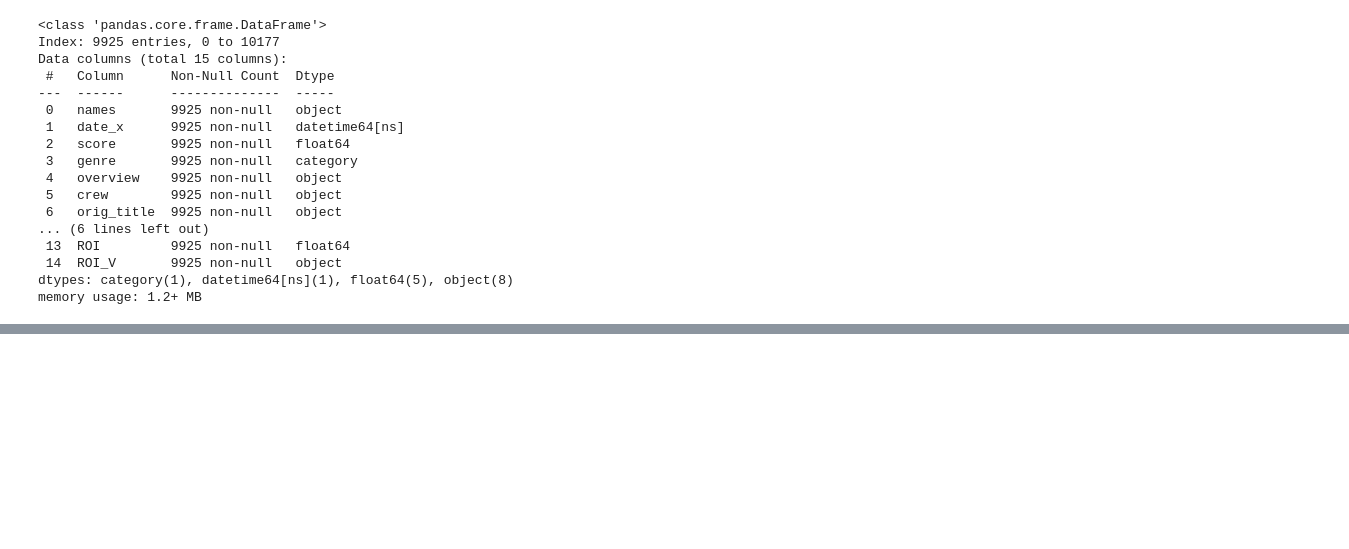
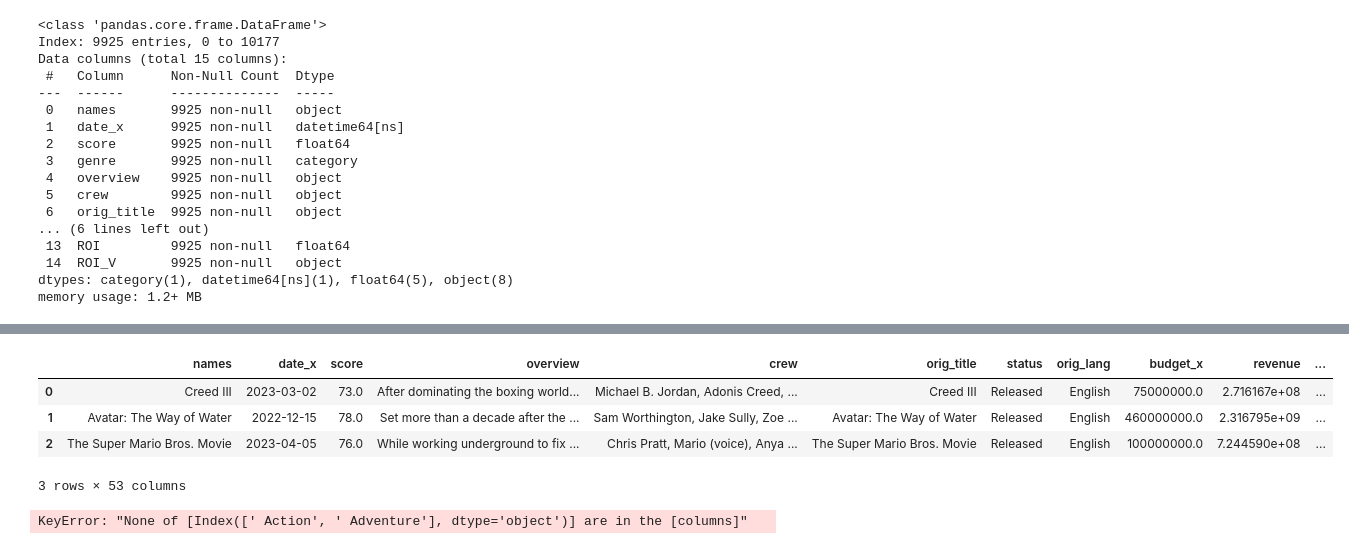
Before and after one commit to HetanshWaghela/Cinemetrics, a Jupyter notebook: Box-Office-Analysis.ipynb, the cells around one changed output, grey strips where cells are left out. Cells and saved outputs as stored; diff of their text form; code cells hidden in the pictures; blank space fills up the shorter version.

```diff
--- a/Box-Office-Analysis.ipynb
+++ b/Box-Office-Analysis.ipynb
@@ -255,3 +255,22 @@ df.head(2)
 |  | names | date_x | score | genre | overview | crew | orig_title | status | orig_lang | budget_x | ... |
 | 0 | Creed III | 2023-03-02 | 73.0 | Drama, Action | After dominating the boxing world... | Michael B. Jordan, Adonis Creed, ... | Creed III | Released | English | 75000000.0 | ... |
 | 1 | Avatar: The Way of Water | 2022-12-15 | 78.0 | Science Fiction, Adventure, Action | Set more than a decade after the ... | Sam Worthington, Jake Sully, Zoe ... | Avatar: The Way of Water | Released | English | 460000000.0 | ... |
+# %%
+
+df.loc[:, 'genres_list'] = df['genre'].str.split(',')
+
+df = df.dropna(subset=['genres_list'])
+
+
+
+
+
+
+from sklearn.preprocessing import MultiLabelBinarizer
+mlb = MultiLabelBinarizer()
+genres_encoded = mlb.fit_transform(df['genres_list'])
+genres_df = pd.DataFrame(genres_encoded, columns=mlb.classes_)
+df = pd.concat([df, genres_df], axis=1)
+df = df.drop(columns=['genre', 'genres_list'])
+
+print(df)
@@ -257,0 +302,8 @@ df.head(2)
+# %%
+df.head(3)
+# %% [output]
+|  | names | date_x | score | overview | crew | orig_title | status | orig_lang | budget_x | revenue | ... |
+| 0 | Creed III | 2023-03-02 | 73.0 | After dominating the boxing world... | Michael B. Jordan, Adonis Creed, ... | Creed III | Released | English | 75000000.0 | 2.716167e+08 | ... |
+| 1 | Avatar: The Way of Water | 2022-12-15 | 78.0 | Set more than a decade after the ... | Sam Worthington, Jake Sully, Zoe ... | Avatar: The Way of Water | Released | English | 460000000.0 | 2.316795e+09 | ... |
+| 2 | The Super Mario Bros. Movie | 2023-04-05 | 76.0 | While working underground to fix ... | Chris Pratt, Mario (voice), Anya ... | The Super Mario Bros. Movie | Released | English | 100000000.0 | 7.244590e+08 | ... |
+3 rows × 53 columns
@@ -257,0 +325,12 @@ df.head(2)
+# %%
+# Create new grouped genre columns by summing up relevant one-hot columns
+for group, genres in groupings.items():
+    df[group] = df[genres].sum(axis=1)
+
+# Drop original one-hot encoded columns (optional)
+df = df.drop(columns=[col for cols in groupings.values() for col in cols])
+
+# Ensure grouped columns are binary (0 or 1)
+df[groupings.keys()] = (df[groupings.keys()] > 0).astype(int)
+# %% [output]
+KeyError: "None of [Index([' Action', ' Adventure'], dtype='object')] are in the [columns]"
```
Also changed, not shown: parts of 5 cells of this notebook.
